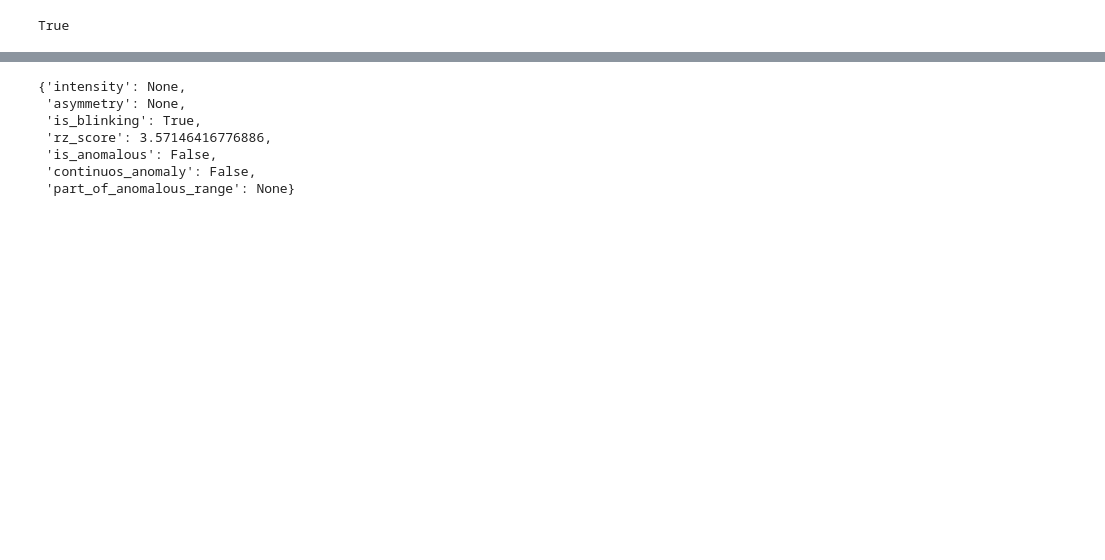
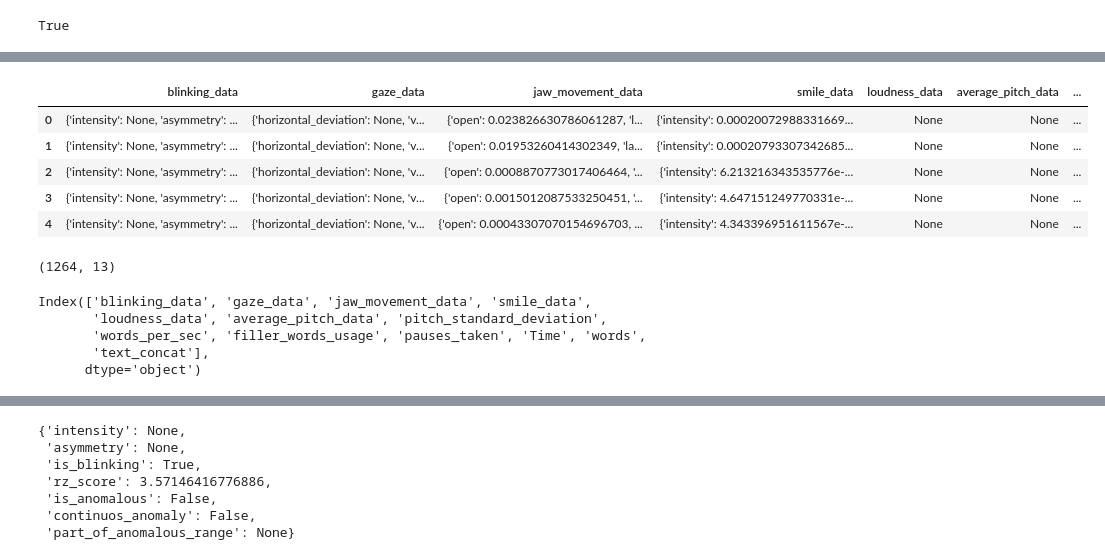
Before and after one commit to Ak62007/Multimodel-Reasoning, a Jupyter notebook: AI/notebooks/archi_testing.ipynb, the cells around one changed output, grey strips where cells are left out. Drawn from its saved outputs; the diff is of its cells as text; code cells hidden in the pictures; blank space fills up the shorter version.

```diff
--- a/AI/notebooks/archi_testing.ipynb
+++ b/AI/notebooks/archi_testing.ipynb
@@ -75,0 +82,21 @@ agent = Agent(
+# %%
+df.head()
+# %% [output]
+|  | blinking_data | gaze_data | jaw_movement_data | smile_data | loudness_data | average_pitch_data | ... |
+| 0 | {'intensity': None, 'asymmetry': ... | {'horizontal_deviation': None, 'v... | {'open': 0.023826630786061287, 'l... | {'intensity': 0.00020072988331669... | None | None | ... |
+| 1 | {'intensity': None, 'asymmetry': ... | {'horizontal_deviation': None, 'v... | {'open': 0.01953260414302349, 'la... | {'intensity': 0.00020793307342685... | None | None | ... |
+| 2 | {'intensity': None, 'asymmetry': ... | {'horizontal_deviation': None, 'v... | {'open': 0.0008870773017406464, '... | {'intensity': 6.213216343535776e-... | None | None | ... |
+| 3 | {'intensity': None, 'asymmetry': ... | {'horizontal_deviation': None, 'v... | {'open': 0.0015012087533250451, '... | {'intensity': 4.647151249770331e-... | None | None | ... |
+| 4 | {'intensity': None, 'asymmetry': ... | {'horizontal_deviation': None, 'v... | {'open': 0.00043307070154696703, ... | {'intensity': 4.343396951611567e-... | None | None | ... |
+# %%
+df.shape
+# %% [output]
+(1264, 13)
+# %%
+df.columns
+# %% [output]
+Index(['blinking_data', 'gaze_data', 'jaw_movement_data', 'smile_data',
+       'loudness_data', 'average_pitch_data', 'pitch_standard_deviation',
+       'words_per_sec', 'filler_words_usage', 'pauses_taken', 'Time', 'words',
+       'text_concat'],
+      dtype='object')
```
Also changed, not shown: parts of 30 cells of this notebook, 4 other files.
